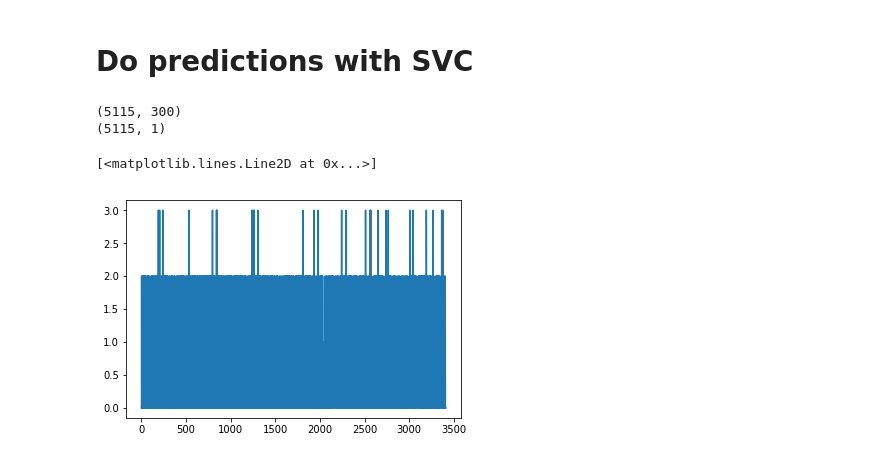
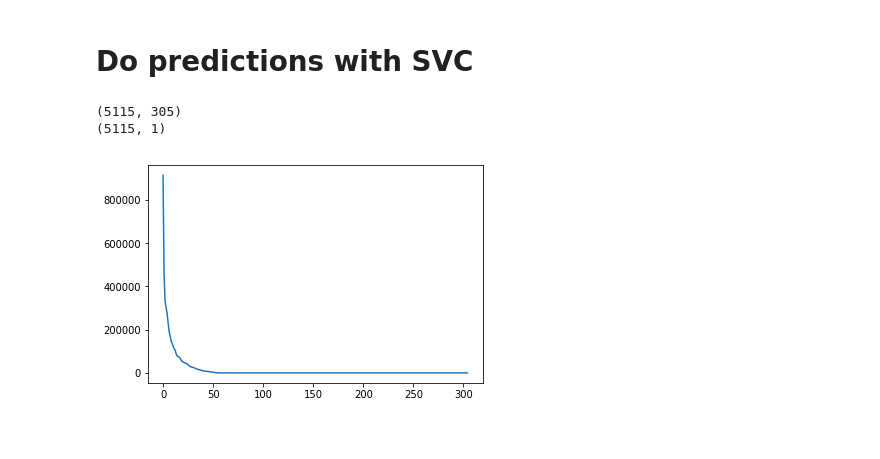
Before and after one commit to alexus37/AML-18, a Jupyter notebook: task3/ax.ipynb, the cells around one changed output. Cells and saved outputs as stored; diff of their text form; code cells hidden in the pictures.

```diff
--- a/task3/ax.ipynb
+++ b/task3/ax.ipynb
@@ -218,7 +219,7 @@ for idx, sig in enumerate(features):
     else:
         print("{}: Cnt is equal to zero".format(idx))
 
-X, _ = pywt.dwt(X_features, 'db1')
+X, _ = pywt.dwt(X_features, 'db6')
 y = np.array(y)
 # %% [output]
 4235: Cnt is equal to zero
@@ -254,12 +253,13 @@ print(y.shape)
 clf = RandomForestClassifier(max_depth=300, random_state=seed)
 clf.fit(X, y)
 predicted = clf.predict(X_test)
-make_submission('ax_RFC.csv', predicted)
+make_submission('ax_RFC_db6.csv', predicted)
 # %% [output]
-(5115, 300)
+(5115, 305)
 (5115, 1)
-# %%
-plt.plot(predicted)
-# %% [output]
-[<matplotlib.lines.Line2D at 0x...>]
-[figure, removed]
+# %%
+pca = PCA()
+pca.fit(X)
+plt.plot(pca.explained_variance_);
+# %% [output]
+[figure, added]
```
Also changed, not shown: parts of 5 cells of this notebook, 1 other file.
